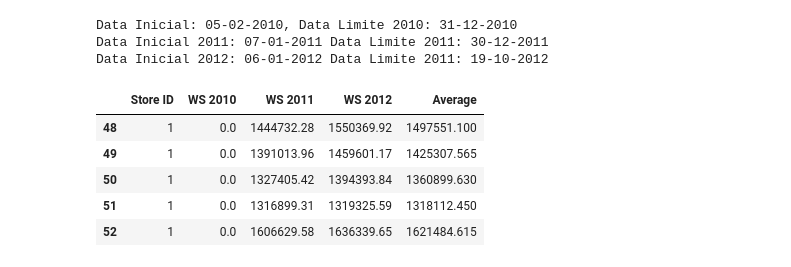
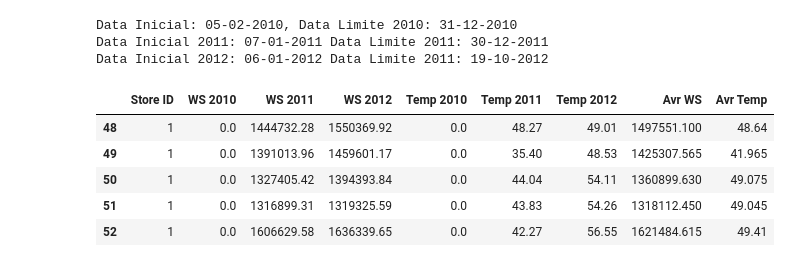
Before and after one commit to Arthur-Barreto/Formnula1_predicting_lap_time, a Jupyter notebook: Walmart.ipynb, the cells around one changed output. Cells and saved outputs as stored; diff of their text form; code cells hidden in the pictures.

Commit message:
Avr Temperature

```diff
--- a/Walmart.ipynb
+++ b/Walmart.ipynb
@@ -274,41 +274,61 @@ data_2011 = data_2011.loc[data_2011['Date'] <= '31/12/2011']
 data_2012 = dft.loc[dft["Date"] > '31/12/2011']
 # %%
 WS_2010 = []
+Temp_2010 = []
+
+WS_2012 = []
+Temp_2012 = []
 for e in range(0,180):
     WS_2010.append(0)
+    Temp_2010.append(0)
 for e in data_2010["Weekly_Sales"]:
     WS_2010.append(e)
+for e in data_2010["Temperature"]:
+    Temp_2010.append(e)
 
-WS_2012 = []
+
+
 for e in data_2012["Weekly_Sales"]:
     WS_2012.append(e)
+for e in data_2012["Temperature"]:
+    Temp_2012.append(e)
 for e in range (0,405):
     WS_2012.append(0)
+    Temp_2012.append(0)
 
 
 DataT = pd.DataFrame()
 DataT["Store ID"] = data_2011["Store"]
 DataT["WS 2010"] = WS_2010
 DataT["WS 2011"] = data_2011["Weekly_Sales"]
 DataT["WS 2012"] = WS_2012
+DataT["Temp 2010"] = Temp_2010
+DataT["Temp 2011"] = data_2011["Temperature"]
+DataT["Temp 2012"] = Temp_2012
 
 Lista_X = []
+Lista_Y = []
 Lista_Index = DataT["WS 2010"].index
 for e in Lista_Index:
     if DataT["WS 2010"][e] == 0:
         x = (DataT["WS 2011"][e] + DataT["WS 2012"][e])/2
+        y = (DataT["Temp 2011"][e] + DataT["Temp 2012"][e])/2
     elif DataT["WS 2012"][e] == 0:
         x = (DataT["WS 2010"][e] + DataT["WS 2011"][e])/2
+        y = (DataT["Temp 2010"][e] + DataT["Temp 2011"][e])/2
     else:
         x = (DataT["WS 2010"][e] + DataT["WS 2011"][e] + DataT["WS 2012"][e])/3
+        y = (DataT["Temp 2010"][e] + DataT["Temp 2012"][e]) + DataT["Temp 2011"]/3
     Lista_X.append(x)
+    Lista_Y.append(y)
 
-DataT["Average"] = Lista_X
+DataT["Avr WS"] = Lista_X
+DataT["Avr Temp"] = Lista_Y
 DataT.head(5)
 # %% [output]
-|  | Store ID | WS 2010 | WS 2011 | WS 2012 | Average |
-| 48 | 1 | 0.0 | 1444732.28 | 1550369.92 | 1497551.100 |
-| 49 | 1 | 0.0 | 1391013.96 | 1459601.17 | 1425307.565 |
-| 50 | 1 | 0.0 | 1327405.42 | 1394393.84 | 1360899.630 |
-| 51 | 1 | 0.0 | 1316899.31 | 1319325.59 | 1318112.450 |
-| 52 | 1 | 0.0 | 1606629.58 | 1636339.65 | 1621484.615 |
+|  | Store ID | WS 2010 | WS 2011 | WS 2012 | Temp 2010 | Temp 2011 | Temp 2012 | Avr WS | Avr Temp |
+| 48 | 1 | 0.0 | 1444732.28 | 1550369.92 | 0.0 | 48.27 | 49.01 | 1497551.100 | 48.64 |
+| 49 | 1 | 0.0 | 1391013.96 | 1459601.17 | 0.0 | 35.40 | 48.53 | 1425307.565 | 41.965 |
+| 50 | 1 | 0.0 | 1327405.42 | 1394393.84 | 0.0 | 44.04 | 54.11 | 1360899.630 | 49.075 |
+| 51 | 1 | 0.0 | 1316899.31 | 1319325.59 | 0.0 | 43.83 | 54.26 | 1318112.450 | 49.045 |
+| 52 | 1 | 0.0 | 1606629.58 | 1636339.65 | 0.0 | 42.27 | 56.55 | 1621484.615 | 49.41 |
```
